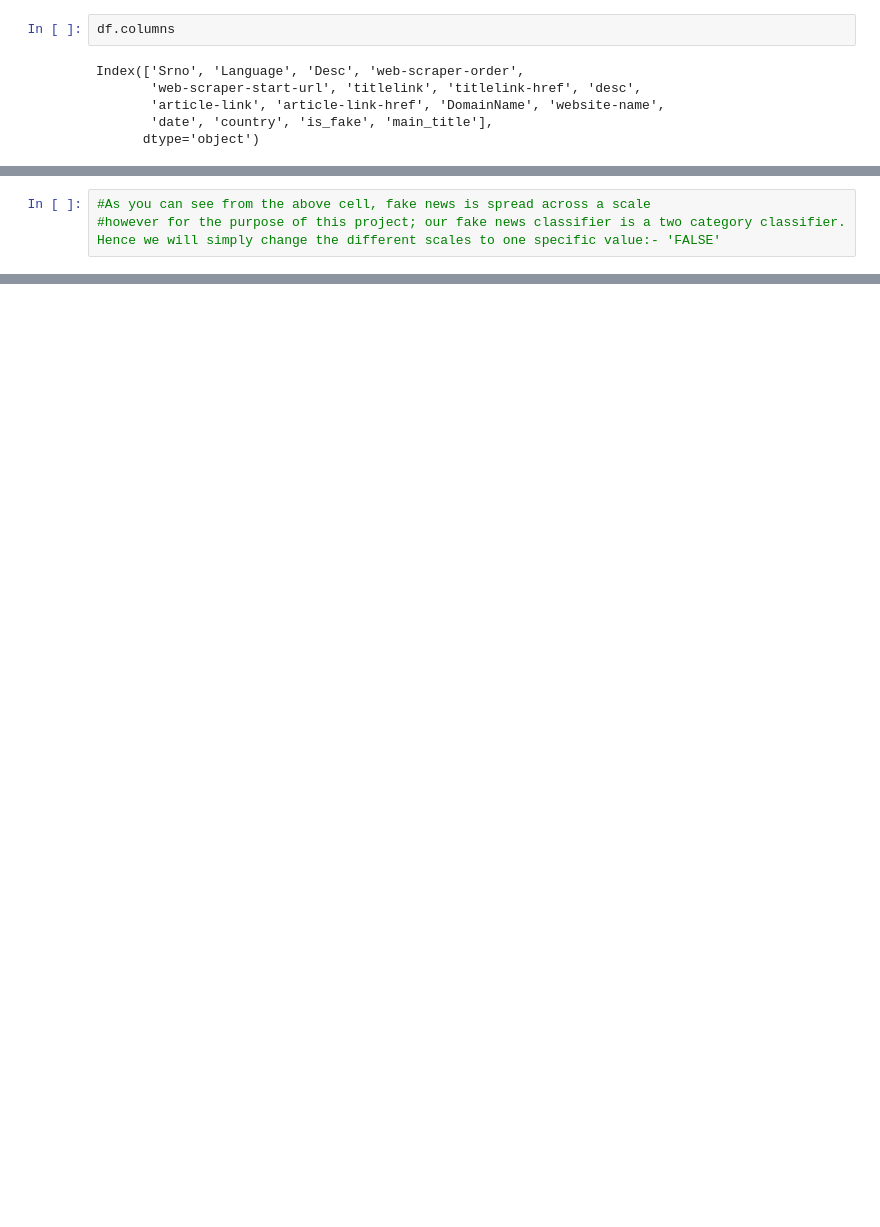
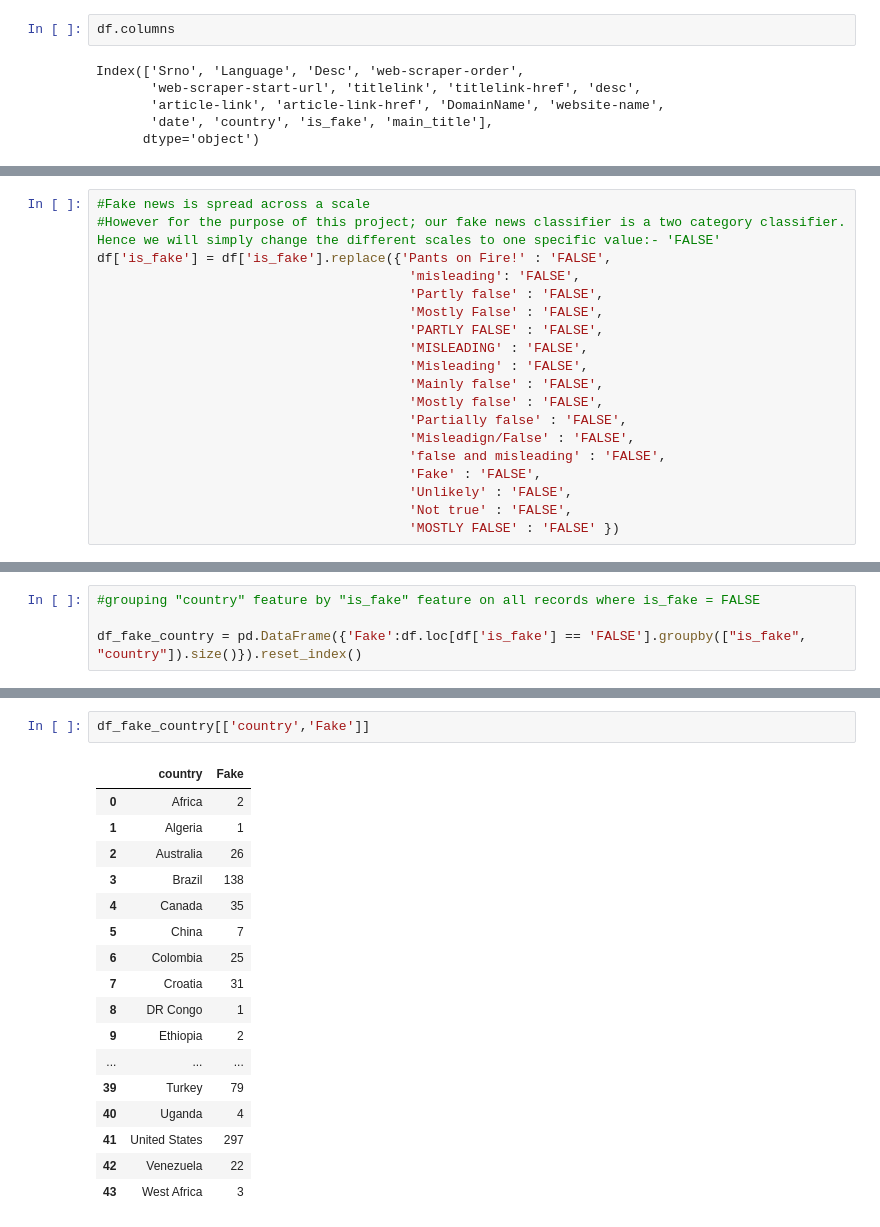
Before and after one commit to MarShaikh/FakeNews-Covid19, a Jupyter notebook: JupyterNotebooks/VisualisationMap.ipynb, the cells around one changed output, grey strips where cells are left out. Cells and saved outputs as stored; diff of their text form; blank space fills up the shorter version.

```diff
--- a/JupyterNotebooks/VisualisationMap.ipynb
+++ b/JupyterNotebooks/VisualisationMap.ipynb
@@ -56,4 +63,20 @@ main_title               1842
 dtype: int64
 # %%
-#As you can see from the above cell, fake news is spread across a scale
-#however for the purpose of this project; our fake news classifier is a two category classifier. Hence we will simply change the different scales to one specific value:- 'FALSE'
+#Fake news is spread across a scale
+#However for the purpose of this project; our fake news classifier is a two category classifier. Hence we will simply change the different scales to one specific value:- 'FALSE'
+df['is_fake'] = df['is_fake'].replace({'Pants on Fire!' : 'FALSE',
+                                        'misleading': 'FALSE',
+                                        'Partly false' : 'FALSE',
+                                        'Mostly False' : 'FALSE',
+                                        'PARTLY FALSE' : 'FALSE',
+                                        'MISLEADING' : 'FALSE',
+                                        'Misleading' : 'FALSE',
+                                        'Mainly false' : 'FALSE',
+                                        'Mostly false' : 'FALSE',
+                                        'Partially false' : 'FALSE',
+                                        'Misleadign/False' : 'FALSE',
+                                        'false and misleading' : 'FALSE',
+                                        'Fake' : 'FALSE',
+                                        'Unlikely' : 'FALSE',
+                                        'Not true' : 'FALSE',
+                                        'MOSTLY FALSE' : 'FALSE' })
@@ -64,0 +93,4 @@ fig.update(layout_coloraxis_showscale=True)
+# %%
+#grouping "country" feature by "is_fake" feature on all records where is_fake = FALSE
+
+df_fake_country = pd.DataFrame({'Fake':df.loc[df['is_fake'] == 'FALSE'].groupby(["is_fake", "country"]).size()}).reset_index()
@@ -64,0 +120,20 @@ fig.update(layout_coloraxis_showscale=True)
+# %%
+df_fake_country[['country','Fake']]
+# %% [output]
+|  | country | Fake |
+| 0 | Africa | 2 |
+| 1 | Algeria | 1 |
+| 2 | Australia | 26 |
+| 3 | Brazil | 138 |
+| 4 | Canada | 35 |
+| 5 | China | 7 |
+| 6 | Colombia | 25 |
+| 7 | Croatia | 31 |
+| 8 | DR Congo | 1 |
+| 9 | Ethiopia | 2 |
+| ... | ... | ... |
+| 39 | Turkey | 79 |
+| 40 | Uganda | 4 |
+| 41 | United States | 297 |
+| 42 | Venezuela | 22 |
+| 43 | West Africa | 3 |
```
Also changed, not shown: parts of 10 cells of this notebook.
